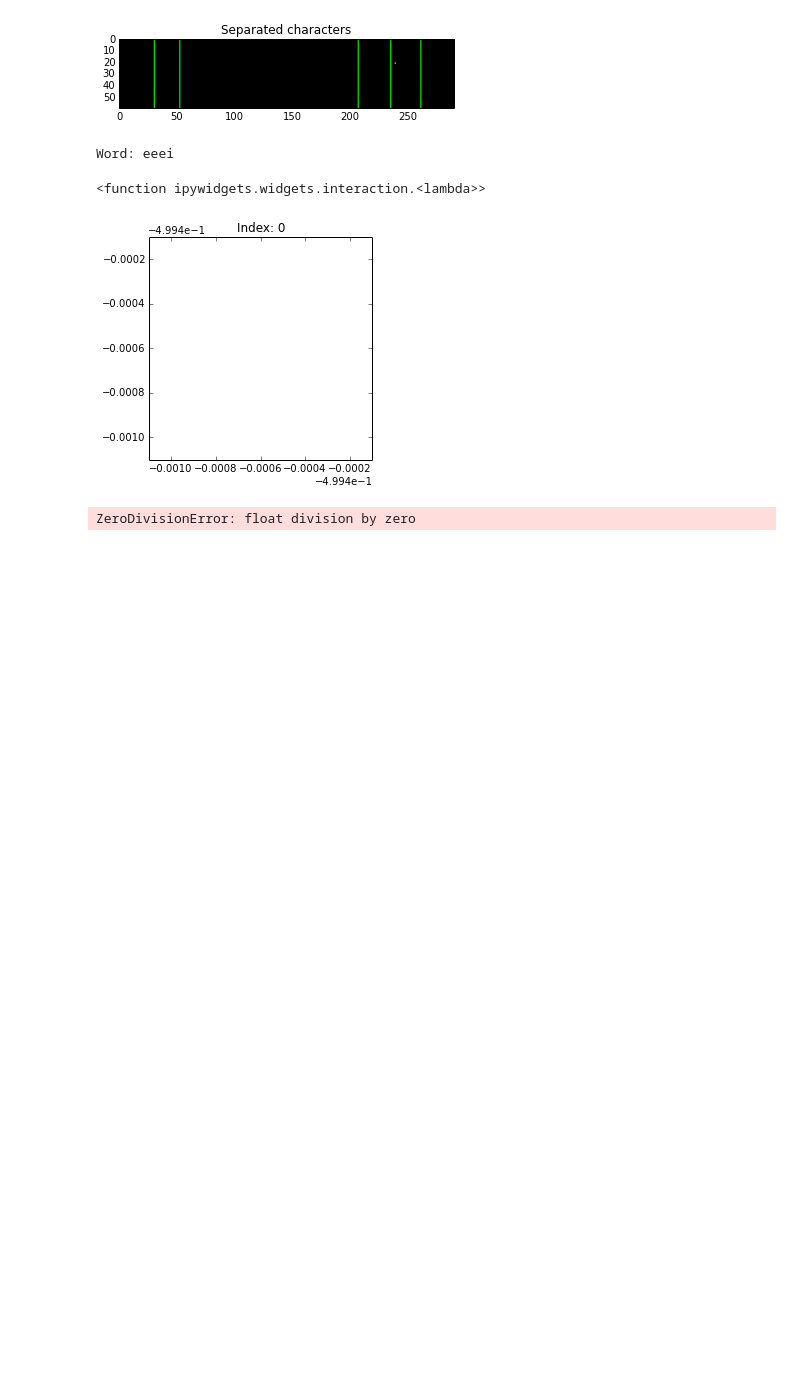
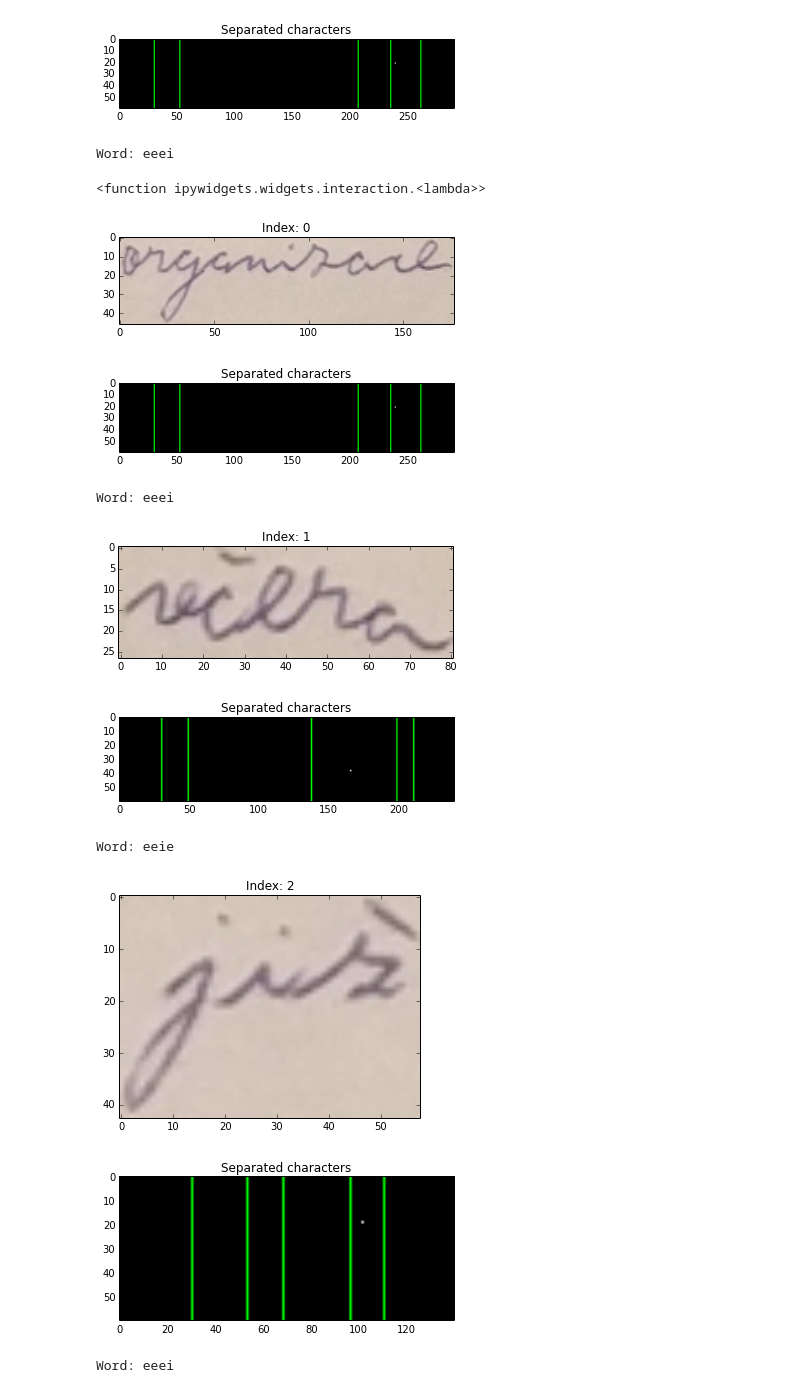
Before and after one commit to Aniket025/Medical-Prescription-OCR, a Jupyter notebook: Model-1/OCR.ipynb, the cells around one changed output. Drawn from its saved outputs; the diff is of its cells as text; code cells hidden in the pictures; blank space fills up the shorter version.

Commit message:
Error handling in Model - 1

```diff
--- a/Model-1/OCR.ipynb
+++ b/Model-1/OCR.ipynb
@@ -133,7 +133,17 @@ Word: eeei
 <function ipywidgets.widgets.interaction.<lambda>>
 # %%
 for i in range(len(bBoxes)):
-    cycler.idxImage(i)
+    try:
+        cycler.idxImage(i)
+    except(err):
+        print i
 # %% [output]
-[figure, old version]
+[figure, new version]
+[figure, added]
-ZeroDivisionError: float division by zero
+Word: eeei
+[figure, added]
+[figure, added]
+Word: eeie
+[figure, added]
+[figure, added]
+Word: eeei
```
Also changed, not shown: parts of 1 cell of this notebook.
